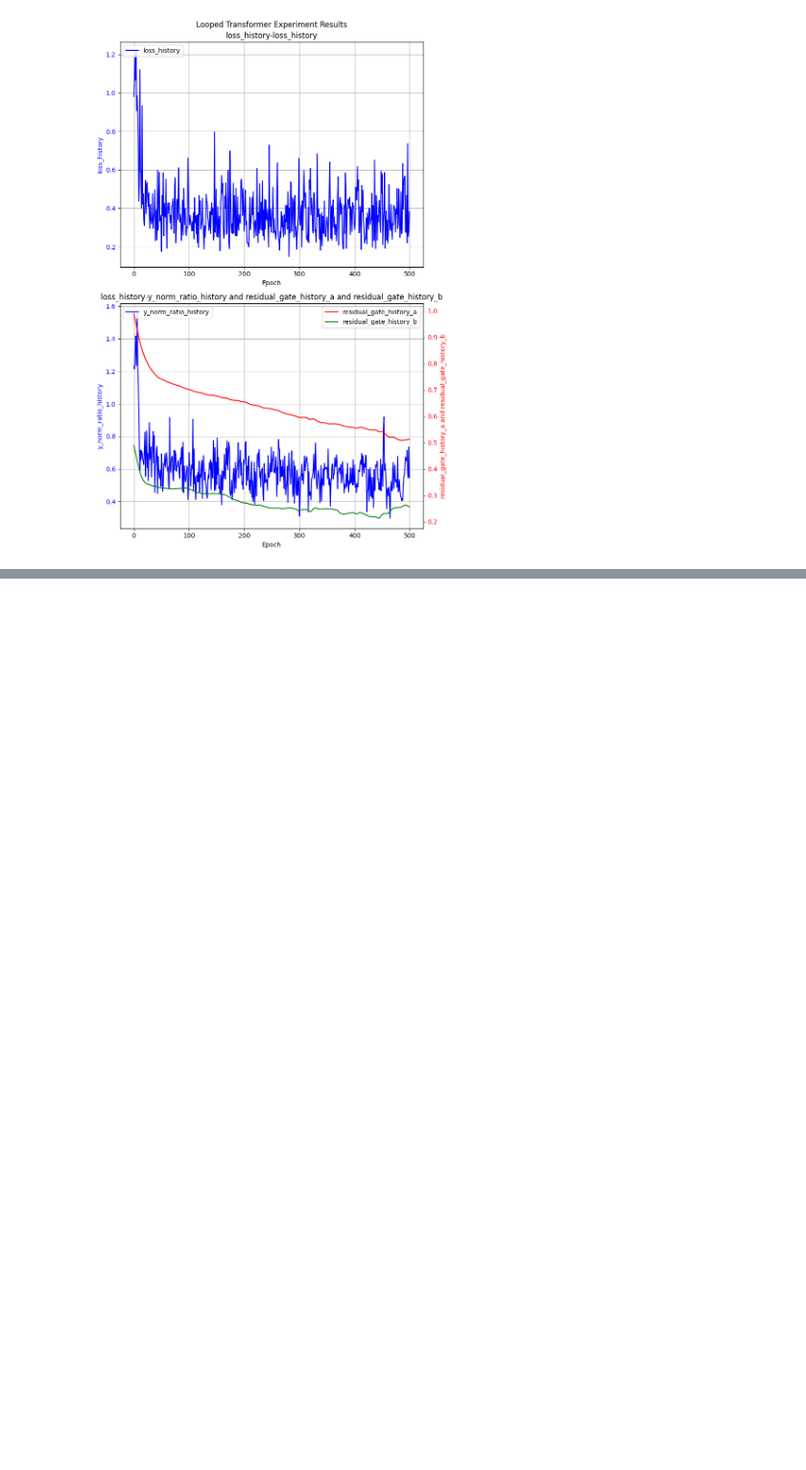
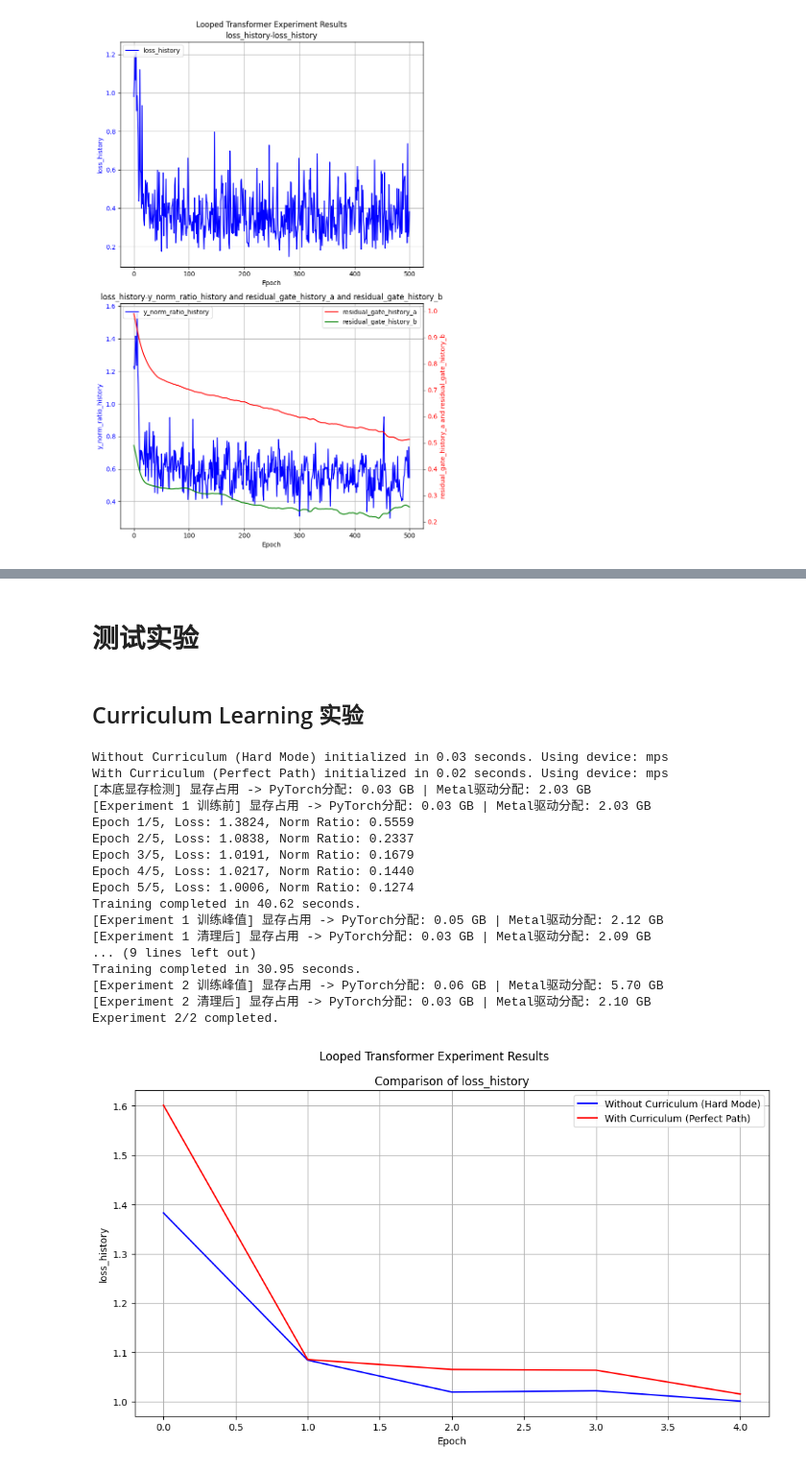
Before and after one commit to Bruce-lhq/looped-transformer-ablation-lab, a Jupyter notebook: Looped_Transformer.ipynb, the cells around one changed output, grey strips where cells are left out. Shown at 96% size. Saved outputs shown, nothing was run; the diff lists cells and outputs as text; code cells hidden in the pictures; blank space fills up the shorter version.

```diff
--- a/Looped_Transformer.ipynb
+++ b/Looped_Transformer.ipynb
@@ -1578,0 +1702,78 @@ Experiment 1/1 completed.
+# %% [markdown]
+# 测试实验
+# %% [markdown]
+## Curriculum Learning 实验
+# %%
+# === 1 分钟极速验证配置 ===
+manual_config = dict(
+    # 任务基础配置
+    data_type='linear',
+    d_x=20,
+    seq_len=80,
+    batch_size=64,
+
+    # 模型架构 (完全对齐论文)
+    num_blocks=20,
+    num_eff=15,
+    d_model=256,
+    num_heads=8,
+    pe_type=['learned_ape'],
+
+    # 核心物理机制配置 (刚刚修复的全部成果！)
+    x_init='zero',               # 绝对零起点
+    init_std='auto',             # 方差自适应 (1/sqrt(256))
+    residual_gate=(1, 1),        # 标准注入
+    residual_gate_type='fixed',
+
+    # 优化器剥离外挂
+    optimizer_type='adam',
+    lr=1e-4,
+    layer_weight_decay=1.0,      # 关闭层级惩罚
+    seq_weight_decay=1.0,        # 关闭时间步惩罚
+    scheduler_type=None,         # 恒定学习率
+
+    # 极速运行控制 (总计 100 个 batch，预计耗时 40-60 秒)
+    epochs=5,
+    steps_per_epoch=20,
+    print_every=1,
+
+    scheduled_training=True      # 开启 b 的 Kick-start
+)
+
+# === 定义并执行实验表 ===
+final_table = ExperimentTable(params_groups=[
+    {
+        'experiment_name': 'Without Curriculum (Hard Mode)',
+        'curriculum': {} # 空字典关闭课程学习
+    },
+    {
+        'experiment_name': 'With Curriculum (Perfect Path)',
+        'curriculum': {
+            'd_x': 5,
+            'seq_len': 10,
+            'duration_ratio': 0.8 # 前 40 个 epoch 完成课程
+        }
+    }
+], manual=manual_config)
+
+final_table.run(result_lists=[(['loss_history'], 'epoch')])
+final_table.plot(figure_size=(10, 6), compare_experiments=True)
+# %% [output]
+Without Curriculum (Hard Mode) initialized in 0.03 seconds. Using device: mps
+With Curriculum (Perfect Path) initialized in 0.02 seconds. Using device: mps
+[本底显存检测] 显存占用 -> PyTorch分配: 0.03 GB | Metal驱动分配: 2.03 GB
+[Experiment 1 训练前] 显存占用 -> PyTorch分配: 0.03 GB | Metal驱动分配: 2.03 GB
+Epoch 1/5, Loss: 1.3824, Norm Ratio: 0.5559
+Epoch 2/5, Loss: 1.0838, Norm Ratio: 0.2337
+Epoch 3/5, Loss: 1.0191, Norm Ratio: 0.1679
+Epoch 4/5, Loss: 1.0217, Norm Ratio: 0.1440
+Epoch 5/5, Loss: 1.0006, Norm Ratio: 0.1274
+Training completed in 40.62 seconds.
+[Experiment 1 训练峰值] 显存占用 -> PyTorch分配: 0.05 GB | Metal驱动分配: 2.12 GB
+[Experiment 1 清理后] 显存占用 -> PyTorch分配: 0.03 GB | Metal驱动分配: 2.09 GB
+... (9 lines left out)
+Training completed in 30.95 seconds.
+[Experiment 2 训练峰值] 显存占用 -> PyTorch分配: 0.06 GB | Metal驱动分配: 5.70 GB
+[Experiment 2 清理后] 显存占用 -> PyTorch分配: 0.03 GB | Metal驱动分配: 2.10 GB
+Experiment 2/2 completed.
+[figure, added]
```
Also changed, not shown: parts of 11 cells of this notebook, 1 other file.
